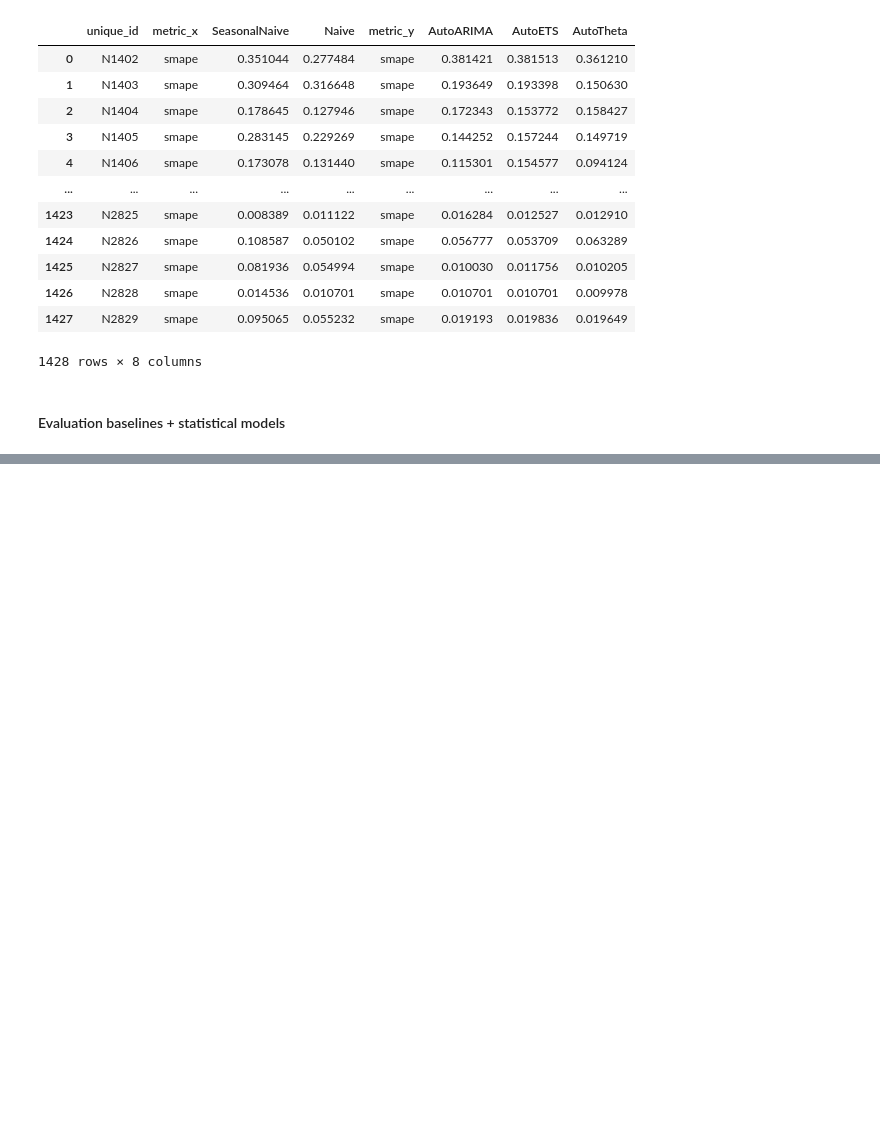
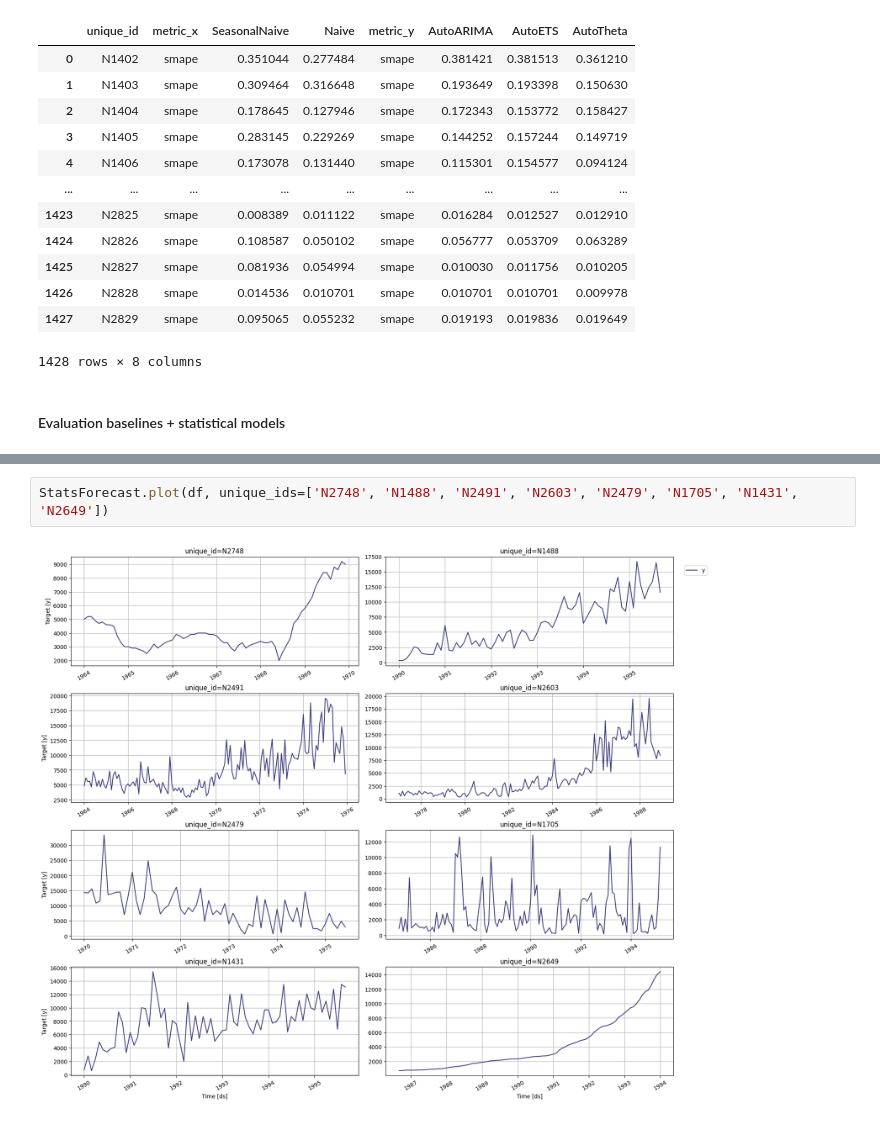
Before and after one commit to Nye1nChanSoe/time-series-analysis, a Jupyter notebook: multivariate-timeseries/m3.ipynb, the cells around one changed output, grey strips where cells are left out. Cells and saved outputs as stored; diff of their text form; blank space fills up the shorter version.

```diff
--- a/multivariate-timeseries/m3.ipynb
+++ b/multivariate-timeseries/m3.ipynb
@@ -403,0 +661,4 @@ Name: count, dtype: int64
+# %%
+StatsForecast.plot(df, unique_ids=['N2748', 'N1488', 'N2491', 'N2603', 'N2479', 'N1705', 'N1431', 'N2649'])
+# %% [output]
+[figure, added]
```
Also changed, not shown: parts of 26 cells of this notebook, 5 other files.
